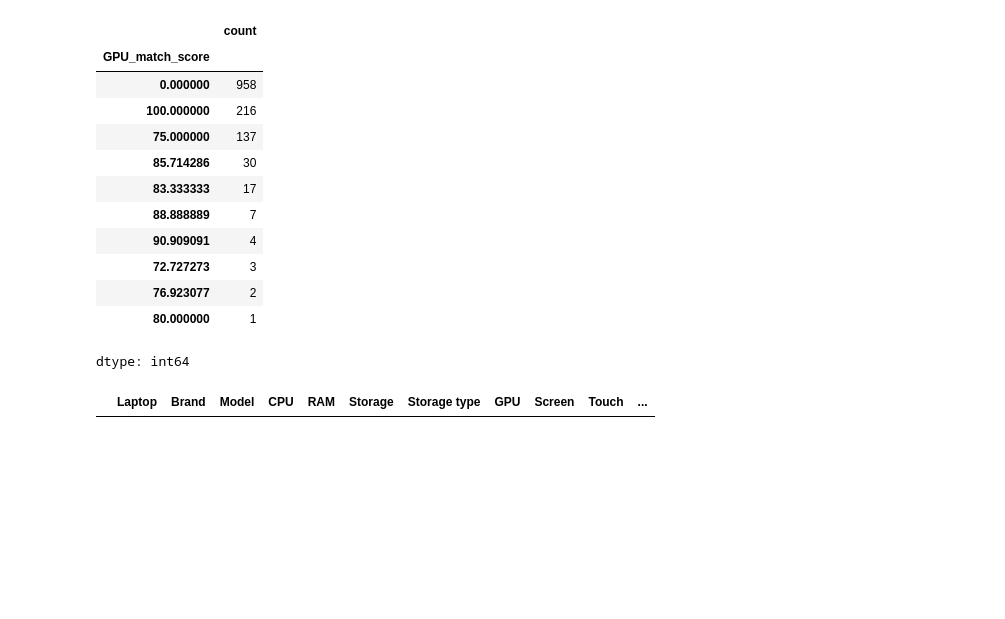
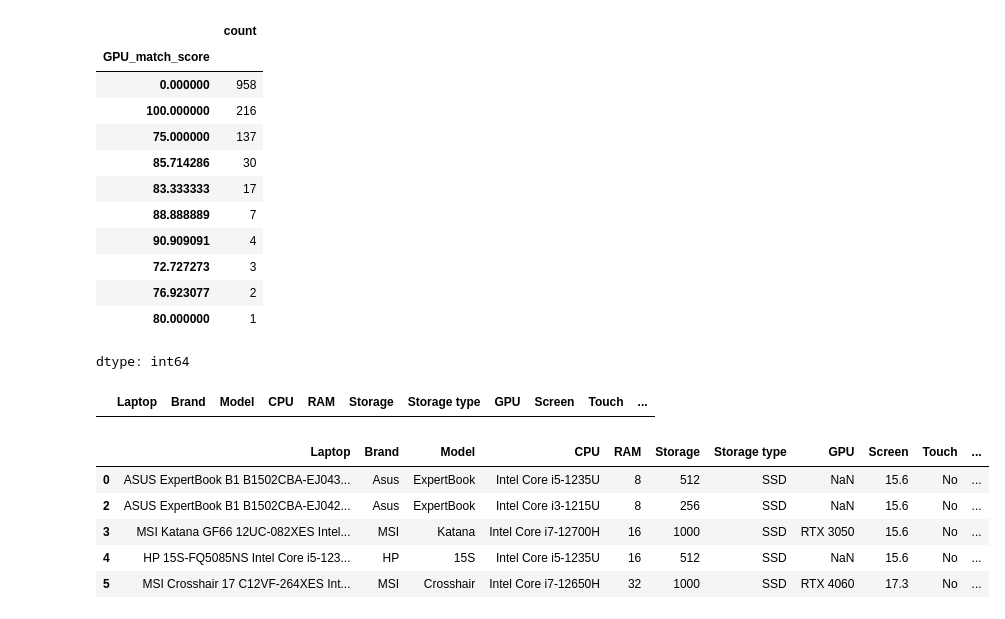
Before and after one commit to f2rra/lappick-ml, a Jupyter notebook: notebooks/exploratory-data-analysis.ipynb, the cells around one changed output. Drawn from its saved outputs; the diff is of its cells as text; code cells hidden in the pictures; blank space fills up the shorter version.

```diff
--- a/notebooks/exploratory-data-analysis.ipynb
+++ b/notebooks/exploratory-data-analysis.ipynb
@@ -835,3 +835,14 @@ dtype: int64
 result[(result['GPU_match_score']==0)&~(result['GPU'].isna())]
 # %% [output]
 |  | Laptop | Brand | Model | CPU | RAM | Storage | Storage type | GPU | Screen | Touch | ... |
+# %%
+result['dGPU_available'] = result['GPU'].notna()
+# %%
+result.head()
+# %% [output]
+|  | Laptop | Brand | Model | CPU | RAM | Storage | Storage type | GPU | Screen | Touch | ... |
+| 0 | ASUS ExpertBook B1 B1502CBA-EJ043... | Asus | ExpertBook | Intel Core i5-1235U | 8 | 512 | SSD | NaN | 15.6 | No | ... |
+| 2 | ASUS ExpertBook B1 B1502CBA-EJ042... | Asus | ExpertBook | Intel Core i3-1215U | 8 | 256 | SSD | NaN | 15.6 | No | ... |
+| 3 | MSI Katana GF66 12UC-082XES Intel... | MSI | Katana | Intel Core i7-12700H | 16 | 1000 | SSD | RTX 3050 | 15.6 | No | ... |
+| 4 | HP 15S-FQ5085NS Intel Core i5-123... | HP | 15S | Intel Core i5-1235U | 16 | 512 | SSD | NaN | 15.6 | No | ... |
+| 5 | MSI Crosshair 17 C12VF-264XES Int... | MSI | Crosshair | Intel Core i7-12650H | 32 | 1000 | SSD | RTX 4060 | 17.3 | No | ... |
```
Also changed, not shown: parts of 4 cells of this notebook.
